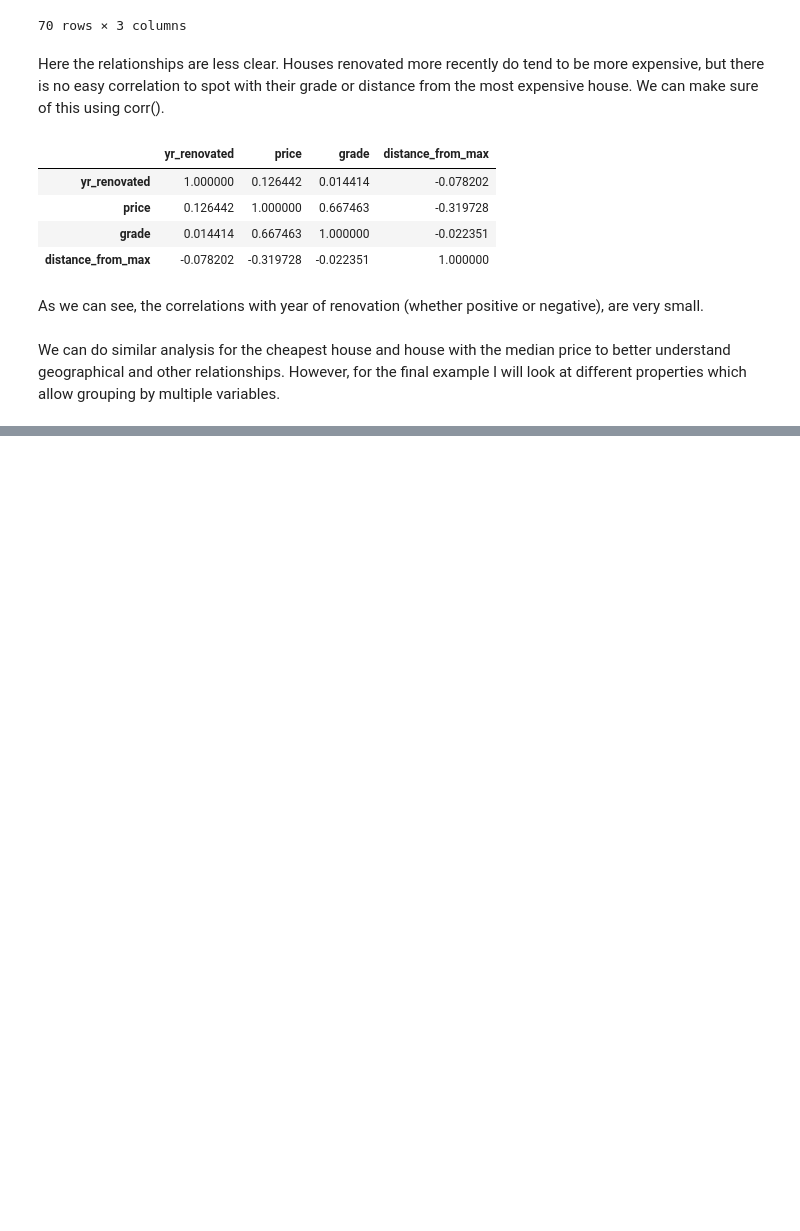
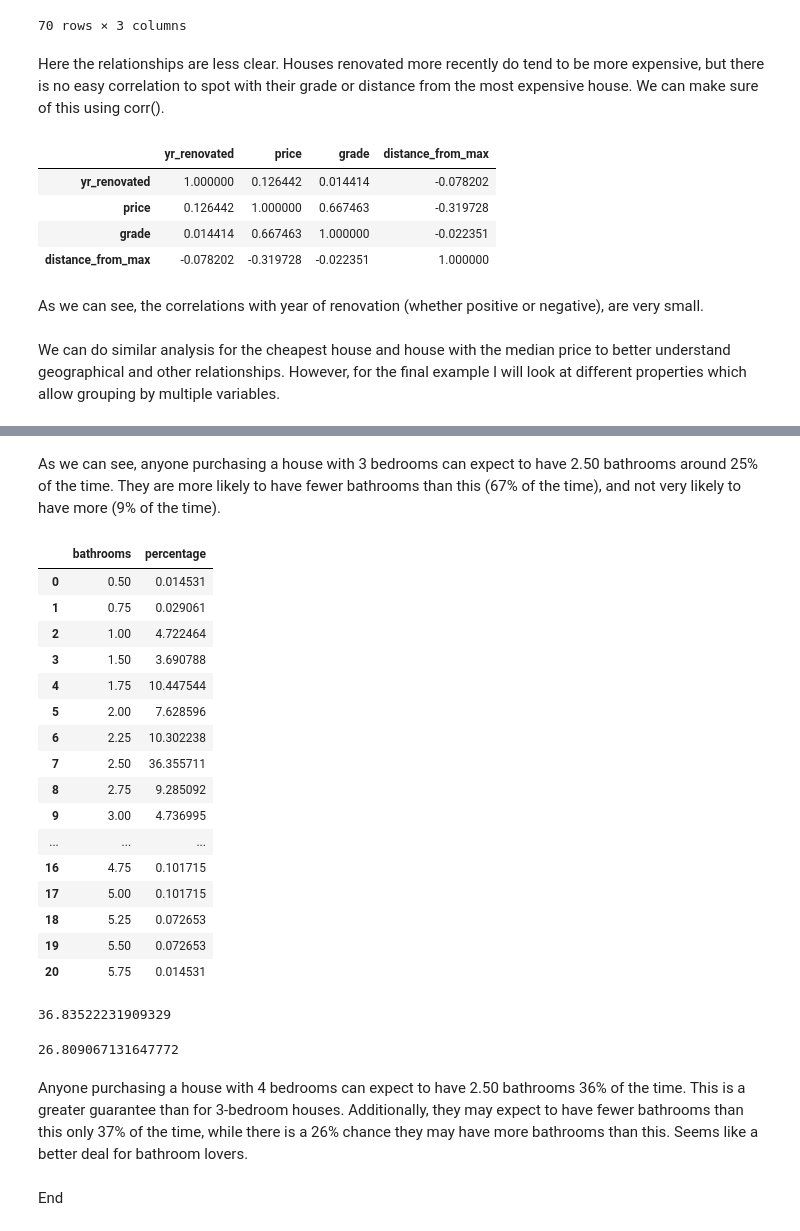
Before and after one commit to naouuud/fsd-general, a Jupyter notebook: week-1/pandas-assignment-4.ipynb, the cells around one changed output, grey strips where cells are left out. Drawn from its saved outputs; the diff is of its cells as text; code cells hidden in the pictures; blank space fills up the shorter version.

```diff
--- a/week-1/pandas-assignment-4.ipynb
+++ b/week-1/pandas-assignment-4.ipynb
@@ -438,0 +533,35 @@ We can do similar analysis for the cheapest house and house with the median pric
+# %% [markdown]
+As we can see, anyone purchasing a house with 3 bedrooms can expect to have 2.50 bathrooms around 25% of the time. They are more likely to have fewer bathrooms than this (67% of the time), and not very likely to have more (9% of the time).
+# %%
+bedroom4 = df.loc[df['bedrooms'] == 4, 'bathrooms'].value_counts(normalize=True).mul(100).rename('percentage').to_frame().sort_values('bathrooms').reset_index()
+bedroom4
+# %% [output]
+|  | bathrooms | percentage |
+| 0 | 0.50 | 0.014531 |
+| 1 | 0.75 | 0.029061 |
+| 2 | 1.00 | 4.722464 |
+| 3 | 1.50 | 3.690788 |
+| 4 | 1.75 | 10.447544 |
+| 5 | 2.00 | 7.628596 |
+| 6 | 2.25 | 10.302238 |
+| 7 | 2.50 | 36.355711 |
+| 8 | 2.75 | 9.285092 |
+| 9 | 3.00 | 4.736995 |
+| ... | ... | ... |
+| 16 | 4.75 | 0.101715 |
+| 17 | 5.00 | 0.101715 |
+| 18 | 5.25 | 0.072653 |
+| 19 | 5.50 | 0.072653 |
+| 20 | 5.75 | 0.014531 |
+# %%
+bedroom4.loc[bedroom4['bathrooms'] < 2.50, 'percentage'].sum()
+# %% [output]
+36.83522231909329
+# %%
+bedroom4.loc[bedroom4['bathrooms'] > 2.50, 'percentage'].sum()
+# %% [output]
+26.809067131647772
+# %% [markdown]
+Anyone purchasing a house with 4 bedrooms can expect to have 2.50 bathrooms 36% of the time. This is a greater guarantee than for 3-bedroom houses. Additionally, they may expect to have fewer bathrooms than this only 37% of the time, while there is a 26% chance they may have more bathrooms than this. Seems like a better deal for bathroom lovers.
+# %% [markdown]
+End
```
Also changed, not shown: parts of 12 cells of this notebook.
